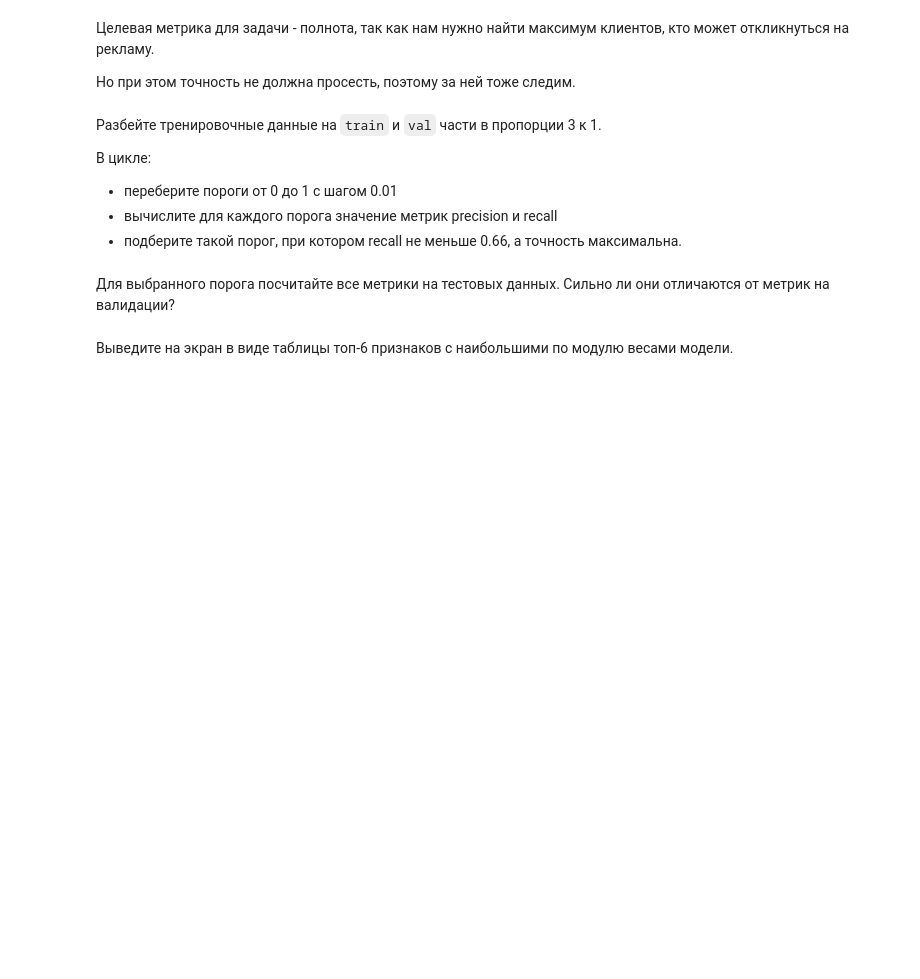
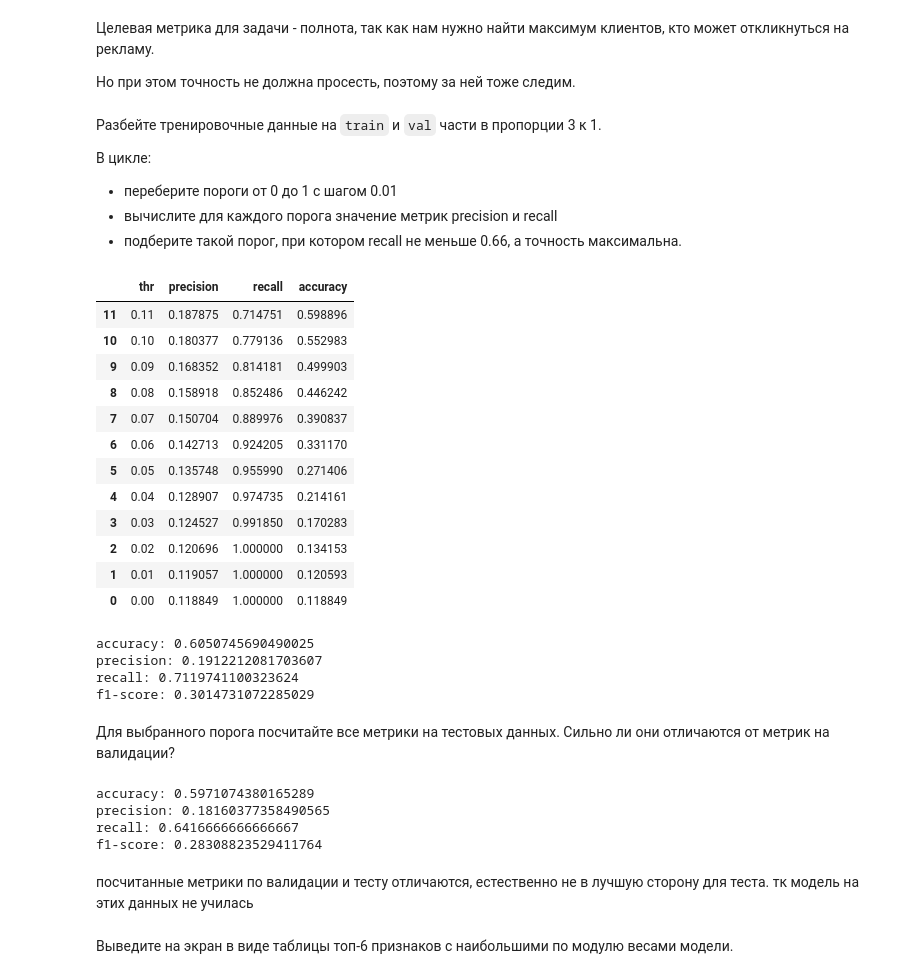
Before and after one commit to Chewye/hse_streamlit, a Jupyter notebook: model.ipynb, the cells around one changed output. Drawn from its saved outputs; the diff is of its cells as text; code cells hidden in the pictures; blank space fills up the shorter version.

```diff
--- a/model.ipynb
+++ b/model.ipynb
@@ -170,3 +160,8 @@ X_train, X_test, y_train, y_test = train_test_split(df.drop(['TARGET'], axis=1),
+# %%
+model_base = LogisticRegression().fit(X_train, y_train)
+pred = model_base.predict(X_test)
+pred_prob = model_base.predict_proba(X_test)
+pred_prob_train = model_base.predict_proba(X_train)
 # %% [markdown]
 Переведите вероятности в классы по стандартному порогу (0.5) и на тестовом наборе данных вычислите метрики:
 
@@ -192,0 +203,8 @@ X_train, X_test, y_train, y_test = train_test_split(df.drop(['TARGET'], axis=1),
+# %%
+thr = int(pred_prob_train.shape[0]-pred_prob_train.shape[0]/3)
+# %%
+prob_train = pred_prob_train[:thr]
+prob_val = pred_prob_train[thr:]
+
+y_train_= y_train[:thr]
+y_val= y_train[thr:]
@@ -193,2 +219,25 @@ X_train, X_test, y_train, y_test = train_test_split(df.drop(['TARGET'], axis=1),
+# %%
+res_train[res_train['recall'] >= 0.66].sort_values(by='accuracy', ascending=False)
+# %% [output]
+|  | thr | precision | recall | accuracy |
+| 11 | 0.11 | 0.187875 | 0.714751 | 0.598896 |
+| 10 | 0.10 | 0.180377 | 0.779136 | 0.552983 |
+| 9 | 0.09 | 0.168352 | 0.814181 | 0.499903 |
+| 8 | 0.08 | 0.158918 | 0.852486 | 0.446242 |
+| 7 | 0.07 | 0.150704 | 0.889976 | 0.390837 |
+| 6 | 0.06 | 0.142713 | 0.924205 | 0.331170 |
+| 5 | 0.05 | 0.135748 | 0.955990 | 0.271406 |
+| 4 | 0.04 | 0.128907 | 0.974735 | 0.214161 |
+| 3 | 0.03 | 0.124527 | 0.991850 | 0.170283 |
+| 2 | 0.02 | 0.120696 | 1.000000 | 0.134153 |
+| 1 | 0.01 | 0.119057 | 1.000000 | 0.120593 |
+| 0 | 0.00 | 0.118849 | 1.000000 | 0.118849 |
+# %%
+metrics(y_val, np.where(prob_val[:, 1] < 0.11, 0, 1))
+# %% [output]
+accuracy: 0.6050745690490025
+precision: 0.1912212081703607
+recall: 0.7119741100323624
+f1-score: 0.3014731072285029
 # %% [markdown]
 Для выбранного порога посчитайте все метрики на тестовых данных. Сильно ли они отличаются от метрик на валидации?
@@ -197,2 +244,11 @@ X_train, X_test, y_train, y_test = train_test_split(df.drop(['TARGET'], axis=1),
+# %%
+metrics(y_test, np.where(pred_prob[:, 1] < 0.11, 0, 1))
+# %% [output]
+accuracy: 0.5971074380165289
+precision: 0.18160377358490565
+recall: 0.6416666666666667
+f1-score: 0.28308823529411764
+# %% [markdown]
+посчитанные метрики по валидации и тесту отличаются, естественно не в лучшую сторону для теста. тк модель на этих данных не училась
 # %% [markdown]
 Выведите на экран в виде таблицы топ-6 признаков с наибольшими по модулю весами модели.
```
Also changed, not shown: parts of 24 cells of this notebook, 13 other files.
